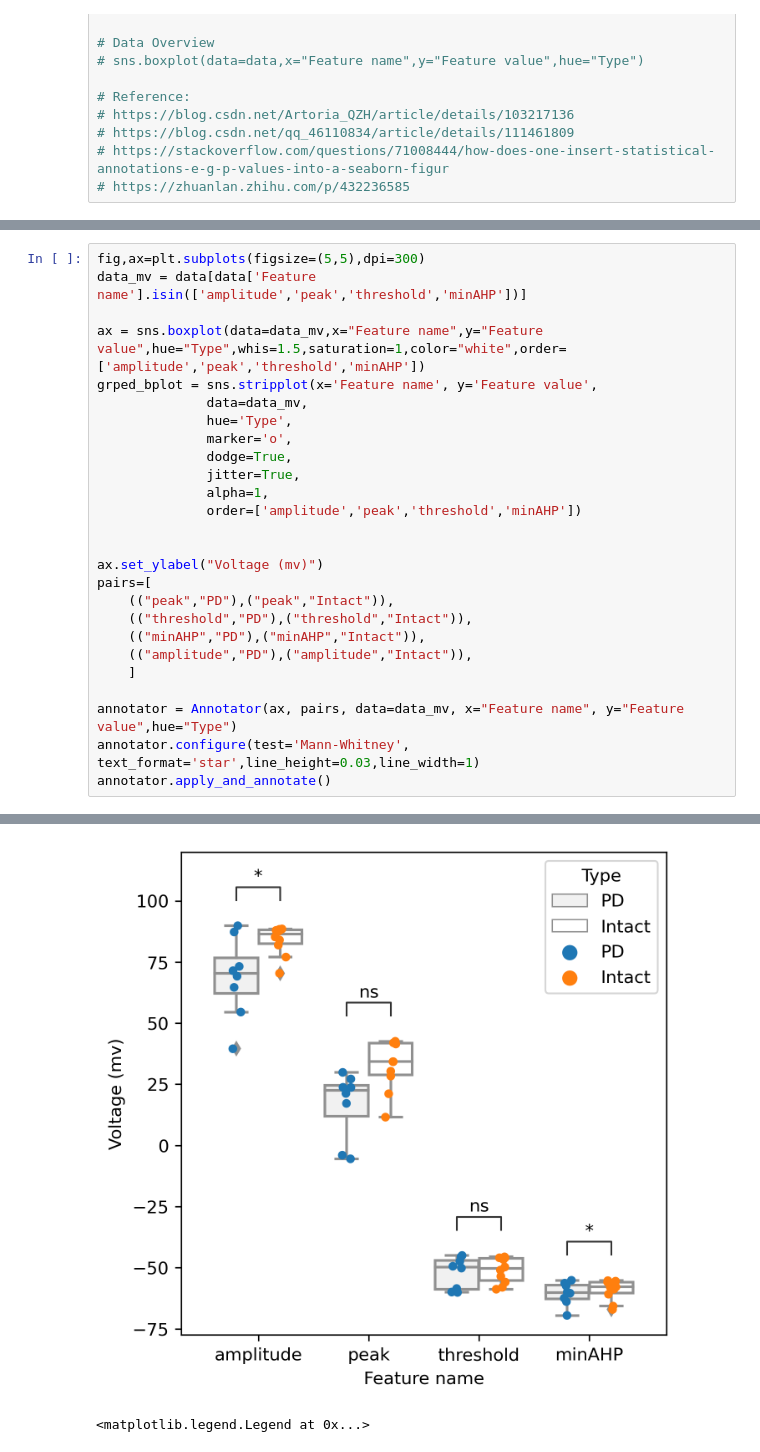
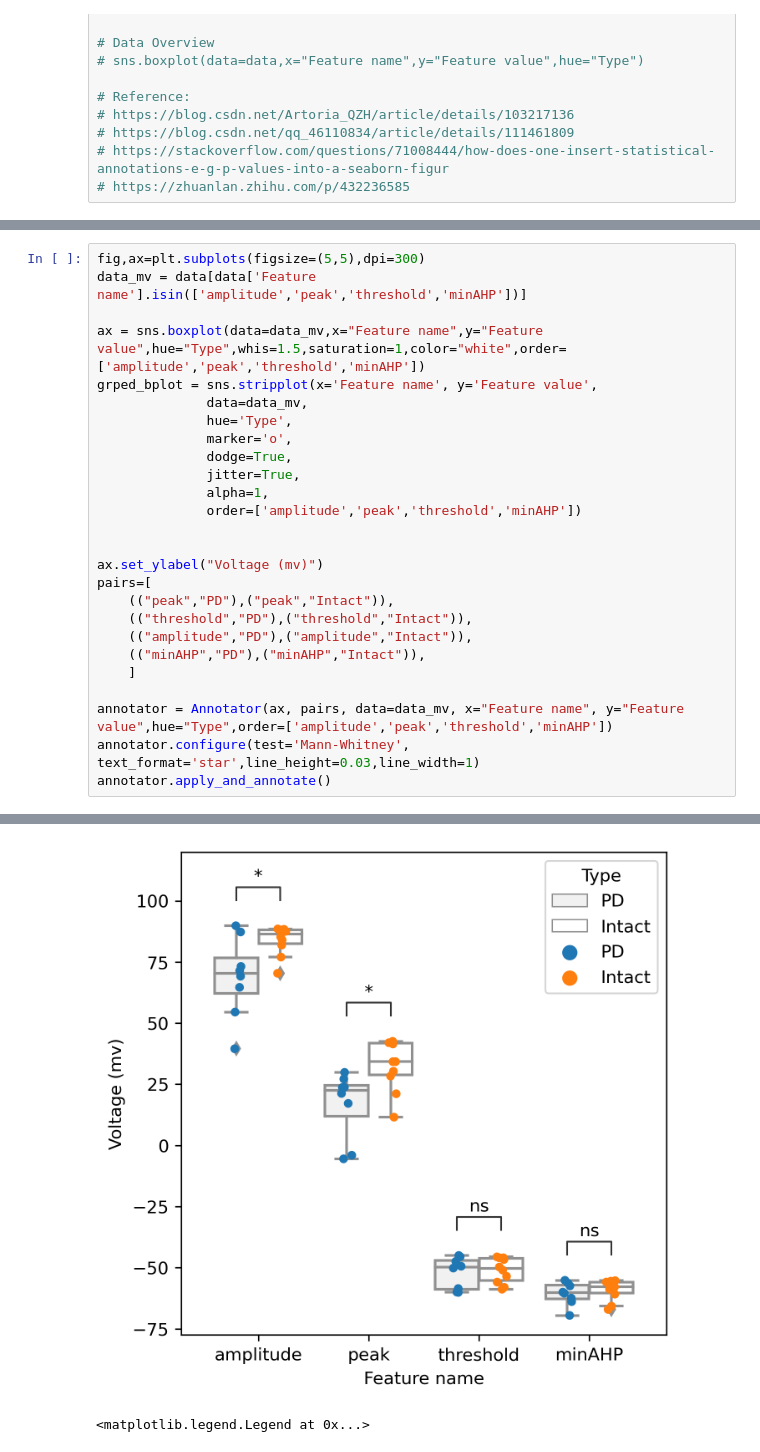
Before and after one commit to AlanYWu/Pioneer_spike-train-analysis, a Jupyter notebook: Graphs/Graph 3/Grouped box-whisker plot/Plot_first_spike/1_Plot_Final.ipynb, the cells around one changed output, grey strips where cells are left out. Cells and saved outputs as stored; diff of their text form.

```diff
--- a/Graphs/Graph 3/Grouped box-whisker plot/Plot_first_spike/1_Plot_Final.ipynb
+++ b/Graphs/Graph 3/Grouped box-whisker plot/Plot_first_spike/1_Plot_Final.ipynb
@@ -100,11 +100,11 @@ ax.set_ylabel("Voltage (mv)")
 pairs=[
     (("peak","PD"),("peak","Intact")),
     (("threshold","PD"),("threshold","Intact")),
+    (("amplitude","PD"),("amplitude","Intact")),
     (("minAHP","PD"),("minAHP","Intact")),
-    (("amplitude","PD"),("amplitude","Intact")),
     ]
 
-annotator = Annotator(ax, pairs, data=data_mv, x="Feature name", y="Feature value",hue="Type")
+annotator = Annotator(ax, pairs, data=data_mv, x="Feature name", y="Feature value",hue="Type",order=['amplitude','peak','threshold','minAHP'])
 annotator.configure(test='Mann-Whitney', text_format='star',line_height=0.03,line_width=1)
 annotator.apply_and_annotate()
 # %% [output]
@@ -122,9 +122,9 @@ amplitude_PD vs. amplitude_Intact: Mann-Whitney-Wilcoxon test two-sided, P_val:4
 (<AxesSubplot:xlabel='Feature name', ylabel='Voltage (mv)'>,
  [<statannotations.Annotation.Annotation at 0x...>,
   <statannotations.Annotation.Annotation at 0x...>,
   <statannotations.Annotation.Annotation at 0x...>,
   <statannotations.Annotation.Annotation at 0x...>])
-[figure, old version]
+[figure, new version]
 # %%
 # %% [output]
 <matplotlib.legend.Legend at 0x...>
```
Also changed, not shown: parts of 2 cells of this notebook.
